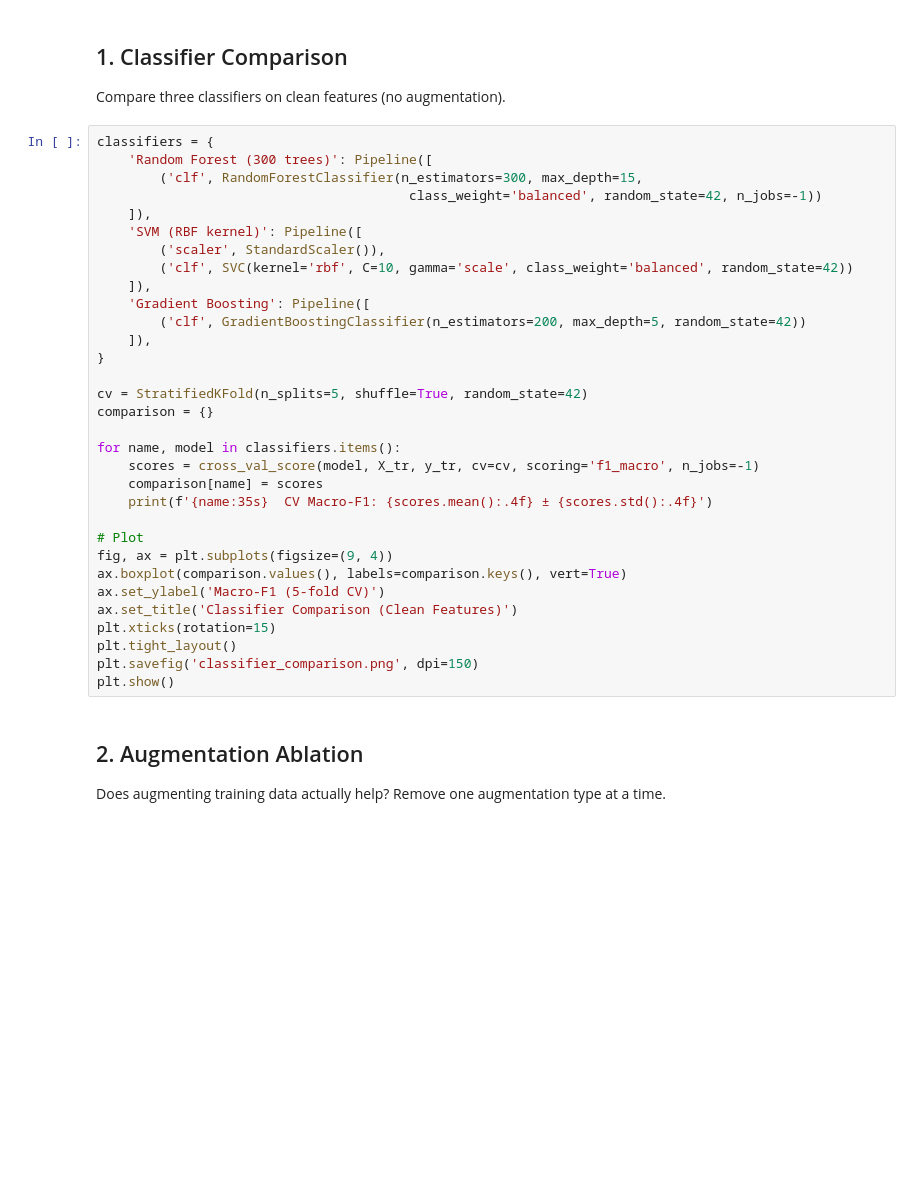
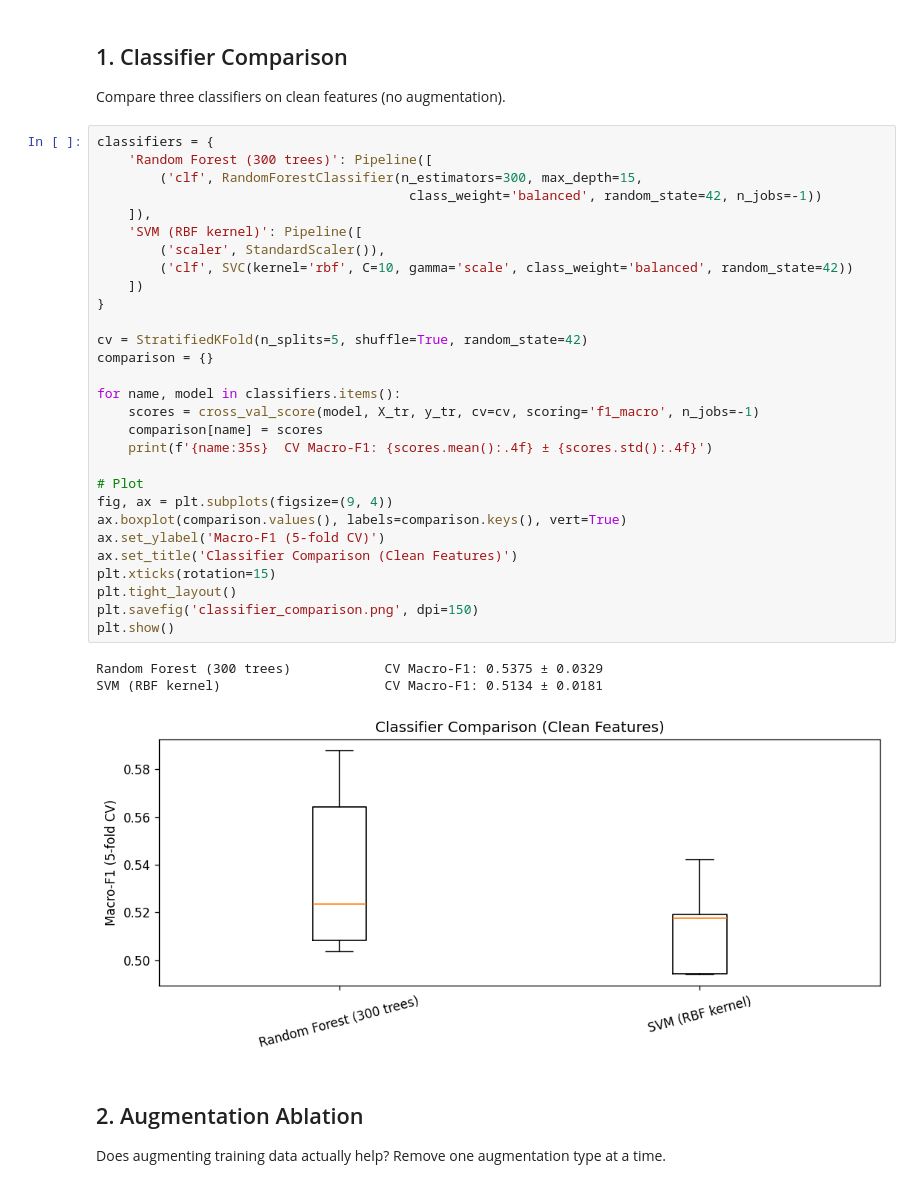
Before and after one commit to wellson222/CEG3004_Project_Grp_7, a Jupyter notebook: notebooks/03_experiments.ipynb, the cells around one changed output. Cells and saved outputs as stored; diff of their text form; blank space fills up the shorter version.

```diff
--- a/notebooks/03_experiments.ipynb
+++ b/notebooks/03_experiments.ipynb
@@ -60,35 +62,36 @@ Compare three classifiers on clean features (no augmentation).
 # %%
 classifiers = {
     'Random Forest (300 trees)': Pipeline([
         ('clf', RandomForestClassifier(n_estimators=300, max_depth=15,
                                         class_weight='balanced', random_state=42, n_jobs=-1))
     ]),
     'SVM (RBF kernel)': Pipeline([
         ('scaler', StandardScaler()),
         ('clf', SVC(kernel='rbf', C=10, gamma='scale', class_weight='balanced', random_state=42))
-    ]),
-    'Gradient Boosting': Pipeline([
-        ('clf', GradientBoostingClassifier(n_estimators=200, max_depth=5, random_state=42))
-    ]),
+    ])
 }
 
 cv = StratifiedKFold(n_splits=5, shuffle=True, random_state=42)
 comparison = {}
 
 for name, model in classifiers.items():
     scores = cross_val_score(model, X_tr, y_tr, cv=cv, scoring='f1_macro', n_jobs=-1)
     comparison[name] = scores
     print(f'{name:35s}  CV Macro-F1: {scores.mean():.4f} ± {scores.std():.4f}')
 
 # Plot
 fig, ax = plt.subplots(figsize=(9, 4))
 ax.boxplot(comparison.values(), labels=comparison.keys(), vert=True)
 ax.set_ylabel('Macro-F1 (5-fold CV)')
 ax.set_title('Classifier Comparison (Clean Features)')
 plt.xticks(rotation=15)
 plt.tight_layout()
 plt.savefig('classifier_comparison.png', dpi=150)
 plt.show()
+# %% [output]
+Random Forest (300 trees)            CV Macro-F1: 0.5375 ± 0.0329
+SVM (RBF kernel)                     CV Macro-F1: 0.5134 ± 0.0181
+[figure, added]
 # %% [markdown]
 ## 2. Augmentation Ablation
 
```
Also changed, not shown: parts of 6 cells of this notebook, 15 other files.
